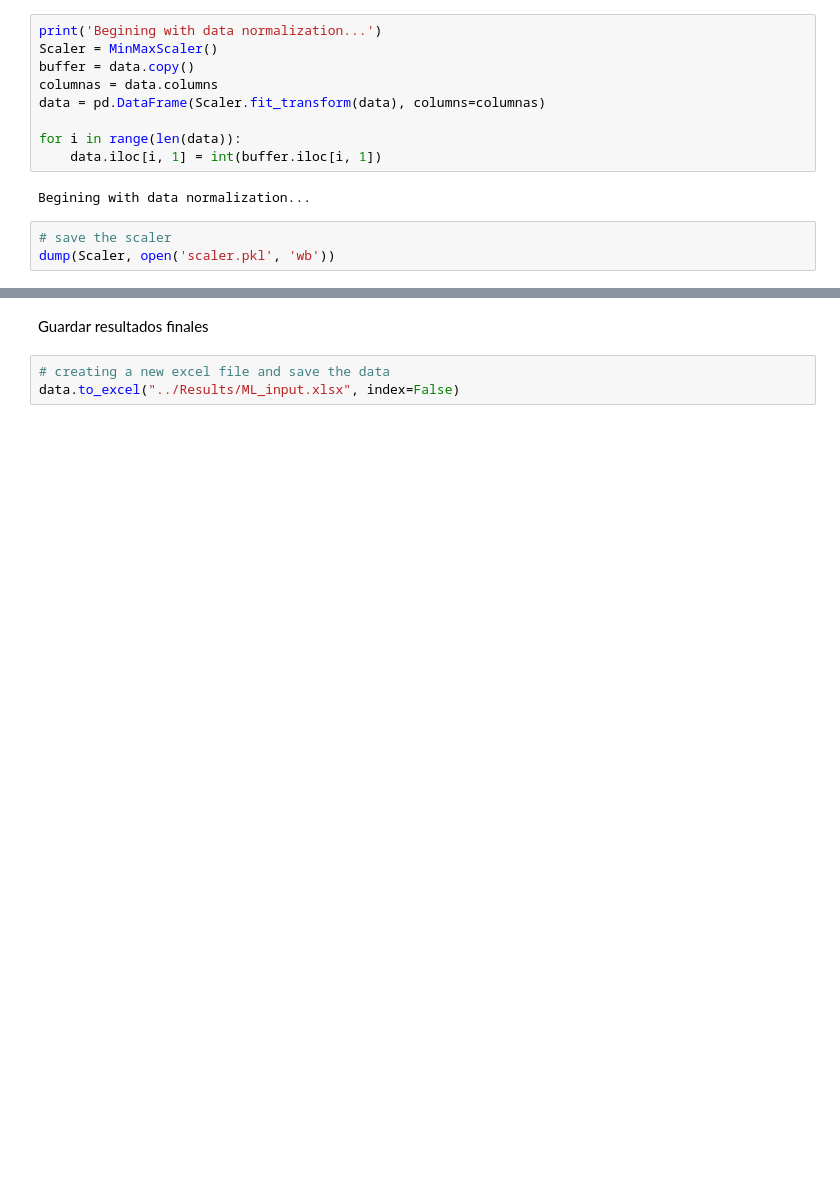
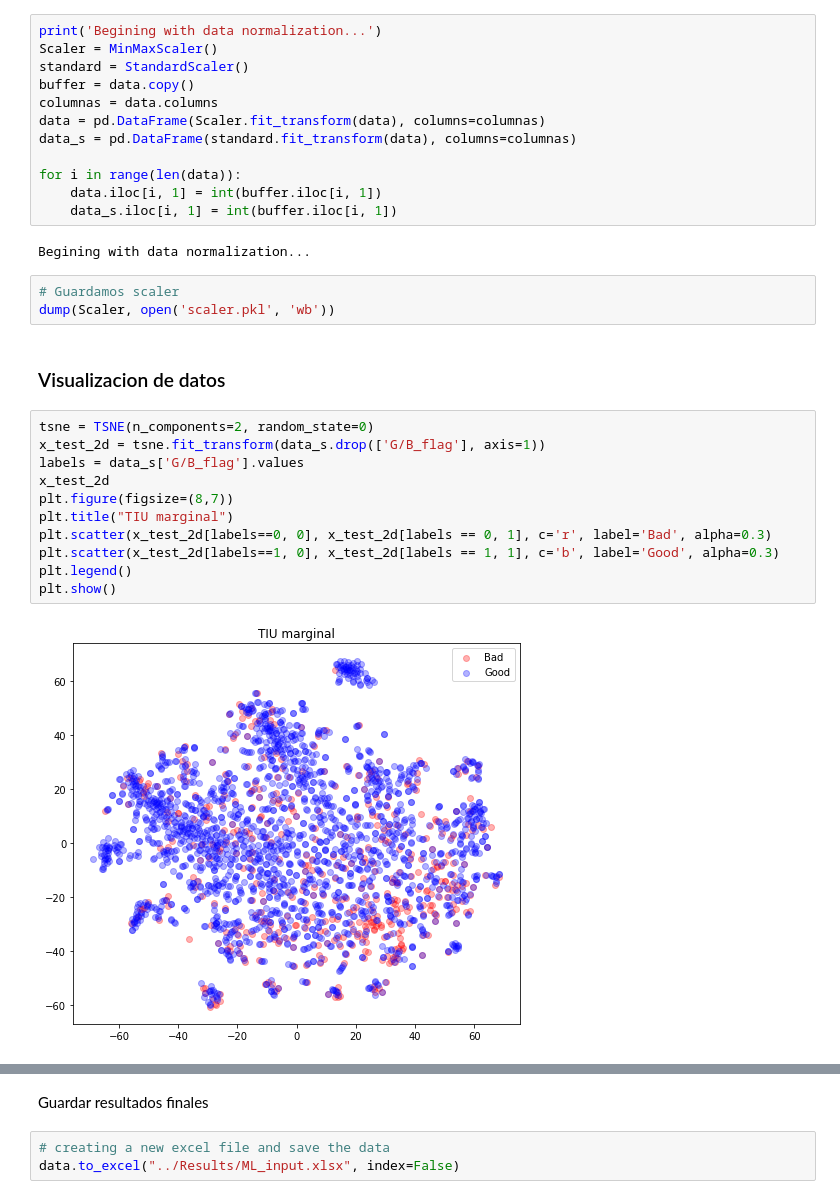
Before and after one commit to felipebm09/Proyecto-El-ctrico, a Jupyter notebook: Source/Code/Data_Preprocessing.ipynb, the cells around one changed output, grey strips where cells are left out. Drawn from its saved outputs; the diff is of its cells as text; blank space fills up the shorter version.

Commit message:
Visualización de datos y resultados, versión final y estable

```diff
--- a/Source/Code/Data_Preprocessing.ipynb
+++ b/Source/Code/Data_Preprocessing.ipynb
@@ -146,14 +149,32 @@ data
 # %%
 print('Begining with data normalization...')
 Scaler = MinMaxScaler()
+standard = StandardScaler()
 buffer = data.copy()
 columnas = data.columns
 data = pd.DataFrame(Scaler.fit_transform(data), columns=columnas)
+data_s = pd.DataFrame(standard.fit_transform(data), columns=columnas)
 
 for i in range(len(data)):
     data.iloc[i, 1] = int(buffer.iloc[i, 1])
+    data_s.iloc[i, 1] = int(buffer.iloc[i, 1])
 # %% [output]
 Begining with data normalization...
 # %%
-# save the scaler
+# Guardamos scaler
 dump(Scaler, open('scaler.pkl', 'wb'))
+# %% [markdown]
+### Visualizacion de datos
+# %%
+tsne = TSNE(n_components=2, random_state=0)
+x_test_2d = tsne.fit_transform(data_s.drop(['G/B_flag'], axis=1))
+labels = data_s['G/B_flag'].values
+x_test_2d
+plt.figure(figsize=(8,7))
+plt.title("TIU marginal")
+plt.scatter(x_test_2d[labels==0, 0], x_test_2d[labels == 0, 1], c='r', label='Bad', alpha=0.3)
+plt.scatter(x_test_2d[labels==1, 0], x_test_2d[labels == 1, 1], c='b', label='Good', alpha=0.3)
+plt.legend()
+plt.show()
+# %% [output]
+[figure, added]
```
Also changed, not shown: parts of 3 cells of this notebook, 12 other files.
